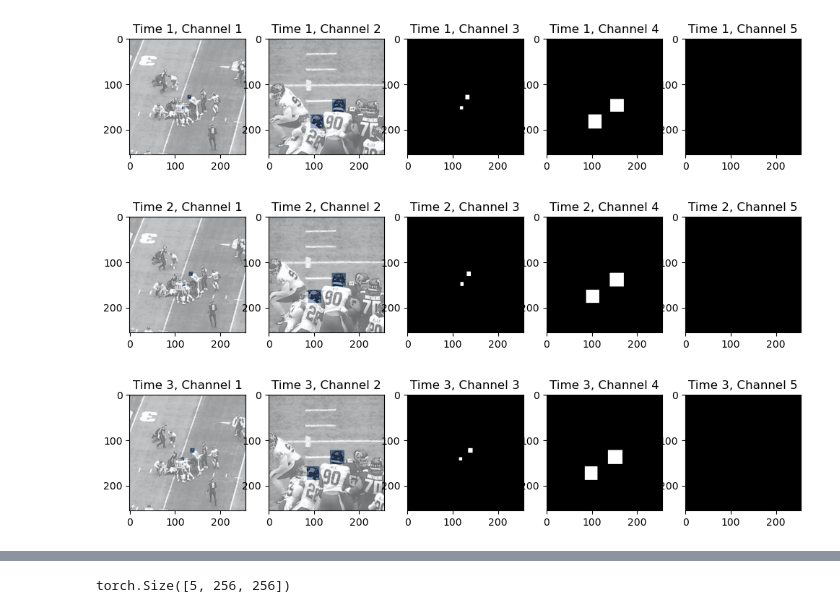
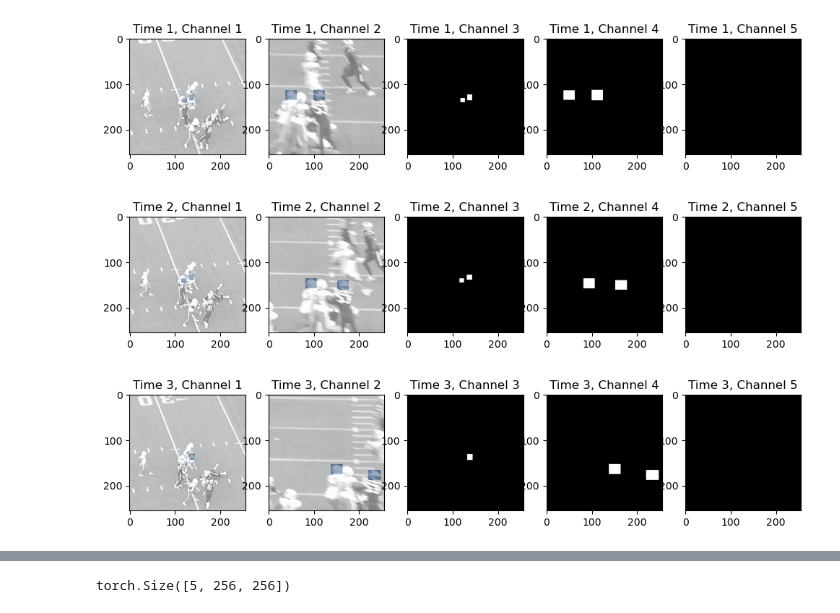
Before and after one commit to nickb1125/Contact-Detection, a Jupyter notebook: scrath.ipynb, the cells around one changed output, grey strips where cells are left out. Saved outputs shown, nothing was run; the diff lists cells and outputs as text; code cells hidden in the pictures.

```diff
--- a/scrath.ipynb
+++ b/scrath.ipynb
@@ -53,5 +18,5 @@ def read_video(id, view, type, needed_frames, backround_removal=False):
 # %%
-image=read_video(id = "58180_000986", view="Sideline", type="train", needed_frames=[1043])
+image=read_video(id = "58180_000986", view="Sideline", type="train", needed_frames=[8])
 
 print(image.shape)
 plt.imshow(image[0], cmap='gray')
@@ -62,4 +28,5 @@ ValueError: Frame not returned for play 58180_000986 frame 1043. There are 1043
 # %%
 train_dataset = ContactDataset(os.getcwd() + "/nfl-player-contact-detection/train_labels.csv",
-                               ground=False, feature_size=256, num_back_forward_steps=1,
-                               skips=1, distance_cutoff=5, N=100)
+                               feature_size=256, num_back_forward_steps=1, pos_balance = 0.5,
+                               skips=1, distance_cutoff=5, N=10000)
+train_dataset._cache_all_features()
@@ -68,5 +53,5 @@ Data Sample Contains 100 observations.
 # %%
-images=train_dataset[99]
+images=train_dataset[6]
 j = 0
 for image in images[0]:
     j+=1
@@ -82,4 +75,4 @@ print(images[1])
 tensor([0.])
-[figure, old version]
+[figure, new version]
-[figure, old version]
+[figure, new version]
-[figure, old version]
+[figure, new version]
```
Also changed, not shown: parts of 16 cells of this notebook, 2 other files.
